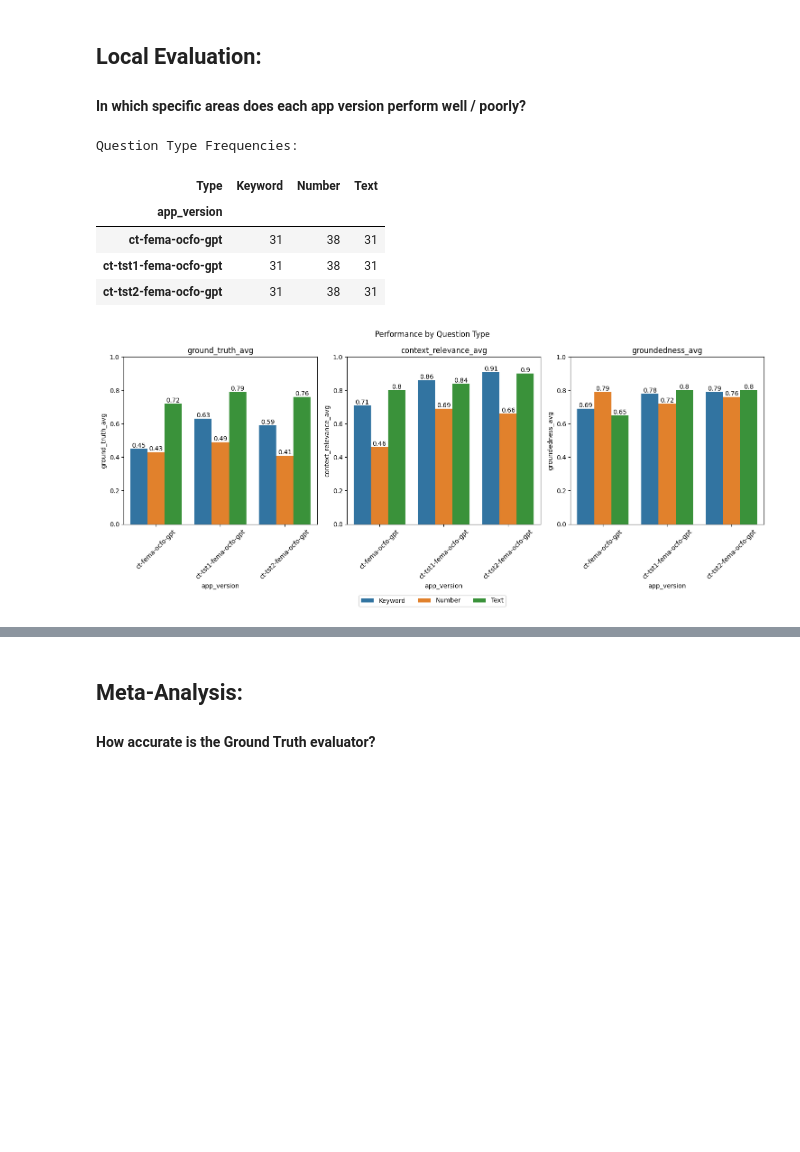
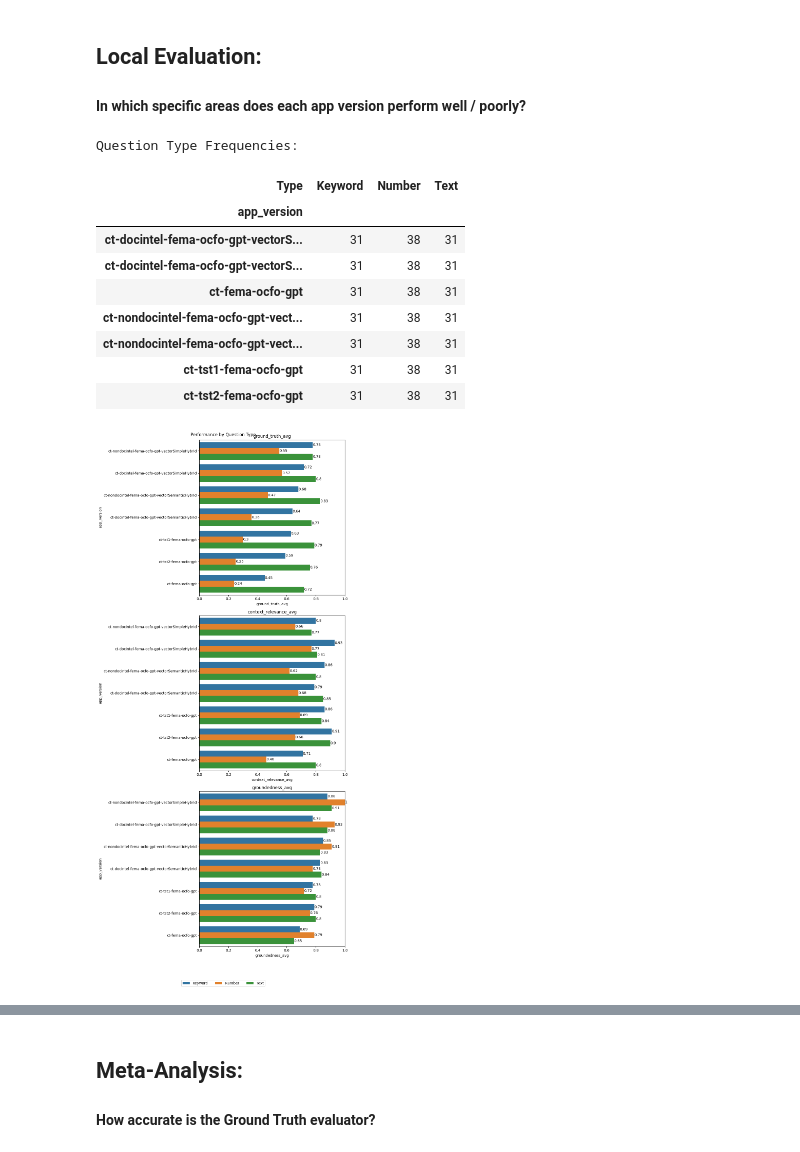
Before and after one commit to ctkraft/sample-app-aoai-chatGPT, a Jupyter notebook: notebooks/experiment_engine/eval_testing.ipynb, the cells around one changed output, grey strips where cells are left out. Drawn from its saved outputs; the diff is of its cells as text; code cells hidden in the pictures; blank space fills up the shorter version.

```diff
--- a/notebooks/experiment_engine/eval_testing.ipynb
+++ b/notebooks/experiment_engine/eval_testing.ipynb
@@ -398,8 +411,8 @@ feedback_df = tru.get_records_and_feedback(app_ids=["ct-fema-ocfo-gpt_replicate_
 # %%
-# Prepare evaluation data from session
+# Prepare evaluation data from current experiment being run
 
 results = pd.DataFrame()
-columns = ["app_id", "input", "output", "Ground Truth", "Answer Relevance", "Groundedness", "Context Relevance"]
+columns = ["app_id", "input", "output", "Ground Truth", "Groundedness", "Context Relevance"]
 
 def average_replicates(r1, r2):
     if np.isnan(r1) and np.isnan(r2):
@@ -412,8 +425,6 @@ def create_keep_column(ground_truth, answer_relevance, context_relevance, ground
         if val < 0 or val > 1:
             return -1
 
-    return keep
-
 def overwrite_number_scores(qtype, output, answer, score):
     if qtype == "Number":
         output = output.replace("$", "").replace(",", "")
@@ -425,7 +436,7 @@ def overwrite_number_scores(qtype, output, answer, score):
         return score
 
 # Extract and format replicates evaluation results from Tru() database
-for app_version in ["ct-fema-ocfo-gpt", "ct-tst1-fema-ocfo-gpt", "ct-tst2-fema-ocfo-gpt"]:
+for app_version in [version]:
     replicate_dfs = {}
 
     for replicate_id in range(2):
@@ -434,7 +445,7 @@ for app_version in ["ct-fema-ocfo-gpt", "ct-tst1-fema-ocfo-gpt", "ct-tst2-fema-o
         feedback_df["app_version"] = app_version
         feedback_df["replicate_id"] = replicate_id
 
-        for metric in ["Ground Truth", "Answer Relevance", "Groundedness", "Context Relevance"]:
+        for metric in ["Ground Truth", "Groundedness", "Context Relevance"]:
             feedback_df[metric] = feedback_df[metric].apply(lambda x: x if 0<=x<=1 else np.nan)
 
         replicate_dfs[replicate_id] = feedback_df
@@ -455,8 +466,6 @@ results = results.merge(eval_df, how="inner", left_on="input", right_on="prompt"
             "Flags",
             "Ground Truth_0",
             "Ground Truth_1",
-            "Answer Relevance_0",
-            "Answer Relevance_1",
             "Groundedness_0",
             "Groundedness_1",
             "Context Relevance_0",
@@ -471,7 +480,7 @@ for rep_id in range(2):
 
     results[f"Correct_{rep_id}"] = results[f"Ground Truth_{rep_id}"].apply(lambda x: round(x, 0))
 
-for metric in ["Ground Truth", "Answer Relevance", "Groundedness", "Context Relevance"]:
+for metric in ["Ground Truth", "Groundedness", "Context Relevance"]:
     results[f"{metric}"] = results.apply(lambda x: average_replicates(x[f"{metric}_0"], x[f"{metric}_1"]), axis=1)
 # %%
 # Output results from session to csv
@@ -526,27 +537,26 @@ results_rep_agg
 # %%
 # Check overall results after averaging between replicates
-fig, axs = plt.subplots(1, 3, figsize=(15, 6))
+fig, axs = plt.subplots(3, 1, figsize=(10, 2*len(results["app_version"].unique())))
 
-results_agg = results.groupby("app_version").agg(
+results_agg = results.groupby("app_version", as_index=False).agg(
     ground_truth_avg=("Ground Truth", "mean"),
-    answer_relevance_avg=("Answer Relevance", "mean"),
     context_relevance_avg=("Context Relevance", "mean"),
     groundedness_avg=("Groundedness", "mean"),
     record_ct=("app_version", "count")
-)
+).sort_values(by="ground_truth_avg", ascending=False)
 results_agg = results_agg.round(2)
 
 metrics = ["ground_truth_avg", "context_relevance_avg", "groundedness_avg"]
 for i, metric in enumerate(metrics):
     sns.barplot(
-        x="app_version",
-        y=metric,
+        x=metric,
+        y="app_version",
         data=results_agg,
         ax=axs[i],
+        order=results_agg["app_version"],
         legend=False
     )
-    axs[i].set_ylim(0, 1)
-    axs[i].tick_params(axis="x", labelrotation=45)
+    axs[i].set_xlim(0, 1)
     axs[i].set_title(metric)
 
     for j in axs[i].containers:
@@ -568,48 +581,50 @@ results_agg
 #### In which specific areas does each app version perform well / poorly?
 # %%
 # Breakdown by question type
-fig, axs = plt.subplots(1, 3, figsize=(15, 6))
-
-eval_results_by_type = full_eval_results.groupby(["app_version", "Type"], as_index=False).agg(
+eval_results_by_type = results.groupby(["app_version", "Type"], as_index=False).agg(
     ground_truth_avg=("Ground Truth", "mean"),
-    answer_relevance_avg=("Answer Relevance", "mean"),
     context_relevance_avg=("Context Relevance", "mean"),
     groundedness_avg=("Groundedness", "mean"),
     record_ct=("app_version", "count")
 )
 eval_results_by_type = eval_results_by_type.round(2)
 
+fig, axs = plt.subplots(3, 1, figsize=(10, 3*len(results["app_version"].unique())))
 metrics = ["ground_truth_avg", "context_relevance_avg", "groundedness_avg"]
 for i, metric in enumerate(metrics):
     sns.barplot(
-        x="app_version",
-        y=metric,
+        x=metric,
+        y="app_version",
         hue="Type",
         data=eval_results_by_type,
+        order=results_agg["app_version"],
         ax=axs[i]
     )
-    axs[i].set_ylim(0, 1)
-    axs[i].tick_params(axis="x", labelrotation=45)
+    axs[i].set_xlim(0, 1)
     axs[i].set_title(metric)
     axs[i].get_legend().remove()
 
     for j in axs[i].containers:
         axs[i].bar_label(j,)
 
 handles, labels = axs[0].get_legend_handles_labels()
-fig.legend(handles, labels, loc="lower center", ncol=len(eval_results_by_type["Type"].unique()), bbox_to_anchor=(0.5, -.05))
+fig.legend(handles, labels, ncol=len(eval_results_by_type["Type"].unique()), loc="lower center", bbox_to_anchor=(0.5, -0.05))
 fig.suptitle("Performance by Question Type")
 fig.tight_layout()
 
 print("Question Type Frequencies:")
 eval_results_by_type.pivot(values="record_ct", index=["app_version"], columns="Type")
 # %% [output]
 Question Type Frequencies:
 | Type | Keyword | Number | Text |
 | app_version |  |  |  |
+| ct-docintel-fema-ocfo-gpt-vectorS... | 31 | 38 | 31 |
+| ct-docintel-fema-ocfo-gpt-vectorS... | 31 | 38 | 31 |
 | ct-fema-ocfo-gpt | 31 | 38 | 31 |
+| ct-nondocintel-fema-ocfo-gpt-vect... | 31 | 38 | 31 |
+| ct-nondocintel-fema-ocfo-gpt-vect... | 31 | 38 | 31 |
 | ct-tst1-fema-ocfo-gpt | 31 | 38 | 31 |
 | ct-tst2-fema-ocfo-gpt | 31 | 38 | 31 |
-[figure, old version]
+[figure, new version]
 # %%
 # Breakdown by flag type
```
Also changed, not shown: parts of 15 cells of this notebook.
